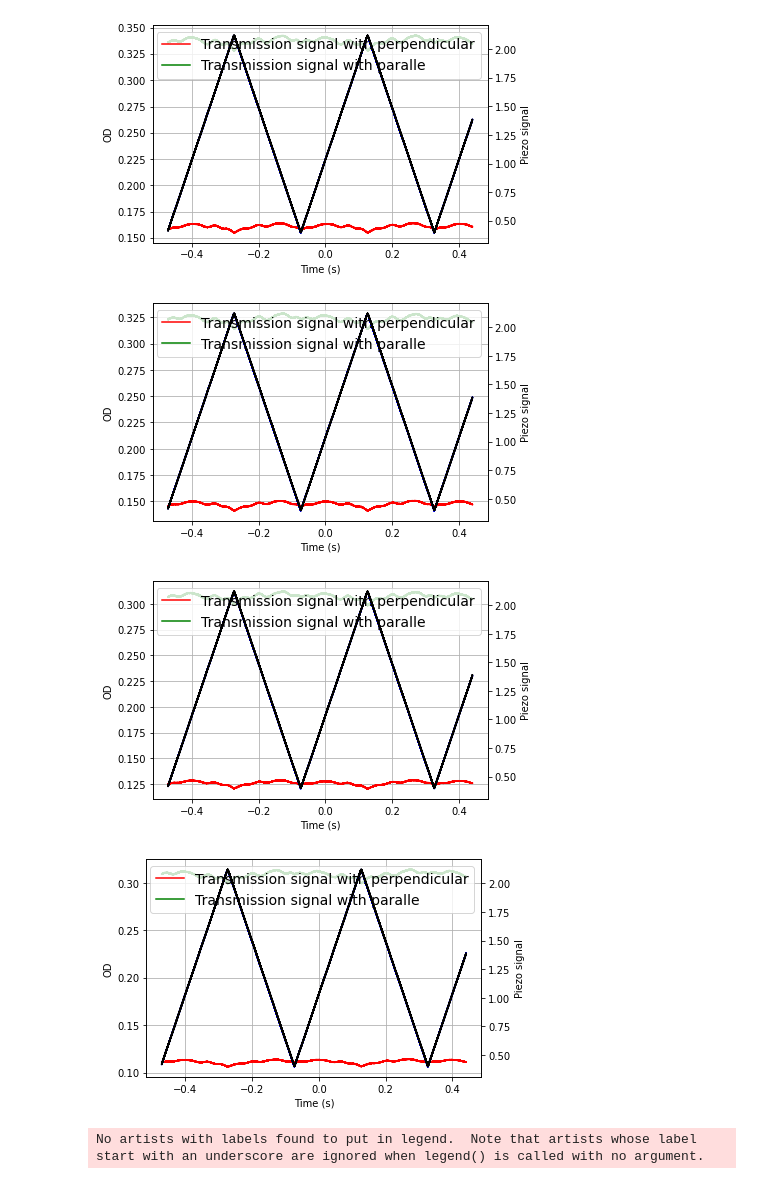
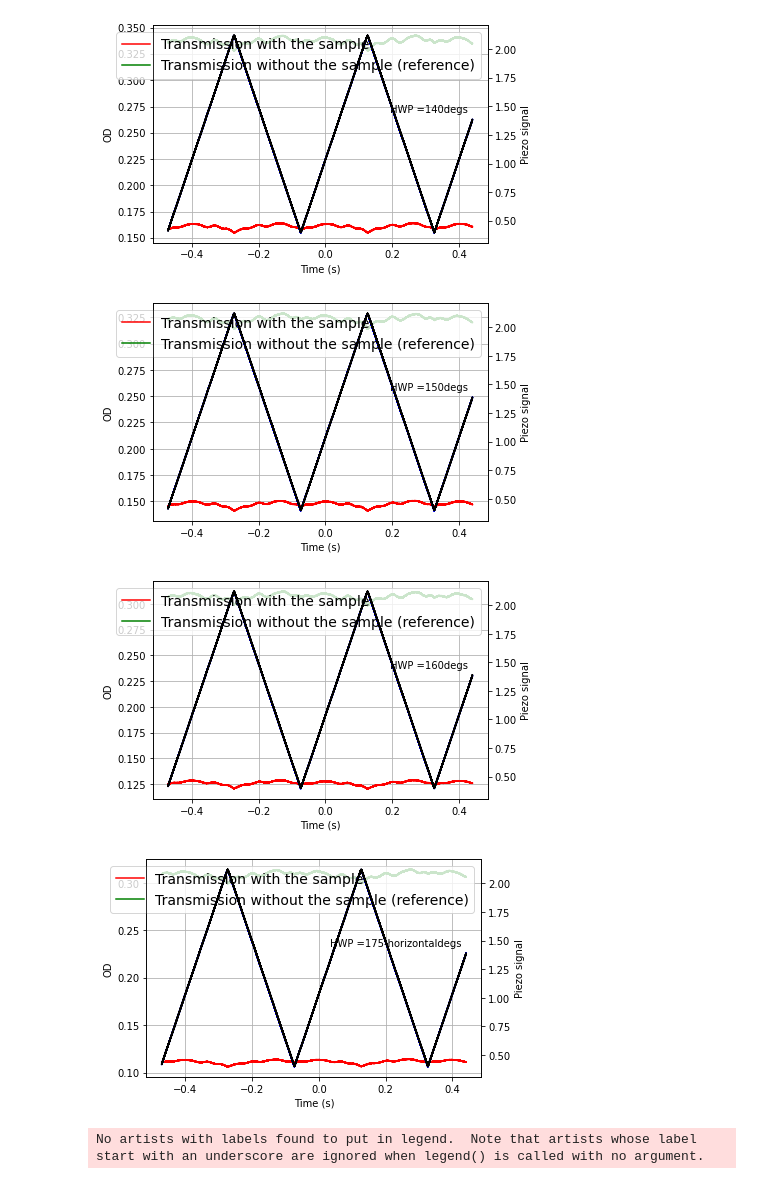
Before and after one commit to JUOM2016/Quick_cal_and_plotting, a Jupyter notebook: absorption_using_laser.ipynb, the cells around one changed output. Cells and saved outputs as stored; diff of their text form; code cells hidden in the pictures.

```diff
--- a/absorption_using_laser.ipynb
+++ b/absorption_using_laser.ipynb
@@ -41,8 +41,8 @@ for index in range(num_of_files):
 
     fig, ax1 = plt.subplots()
     ax2 = ax1.twinx()
-    ax1.plot(Time00, transmited_signal_perpendicular, 'r-', label='Transmission signal with perpendicular')
-    ax1.plot(Time01, transmited_signal_parallel, 'g-', label='Transmission signal with paralle')
+    ax1.plot(Time00, transmited_signal_perpendicular, 'r-', label='Transmission with the sample')
+    ax1.plot(Time01, transmited_signal_parallel, 'g-', label='Transmission without the sample (reference)')
     ax1.legend(loc='upper right',fontsize=14)
     ax2.plot(Time00, Piezo_trigger00, 'b-')
     ax2.plot(Time01, Piezo_trigger01, 'k-')
@@ -52,5 +52,10 @@ for index in range(num_of_files):
     #ax1.set_ylim([0,0.15])
     fig.patch.set_facecolor('white')
     ax1.grid(True)
+    ax1.annotate('HWP ='+"{}".format(HWF_angle[index]),
+            xy=(1, 0.5), xycoords='axes fraction',
+            xytext=(-20, 20), textcoords='offset pixels',
+            horizontalalignment='right',
+            verticalalignment='bottom')
     plt.show()
 # %% [output]
@@ -58,7 +63,7 @@ for index in range(num_of_files):
-[figure, old version]
+[figure, new version]
-[figure, old version]
+[figure, new version]
-[figure, old version]
+[figure, new version]
-[figure, old version]
+[figure, new version]
 # %%
 # In this cell, we used the measured references (the beam is moved to the emplty hole) as the ref values
 # for calculating the OD
```
Also changed, not shown: parts of 1 cell of this notebook.
